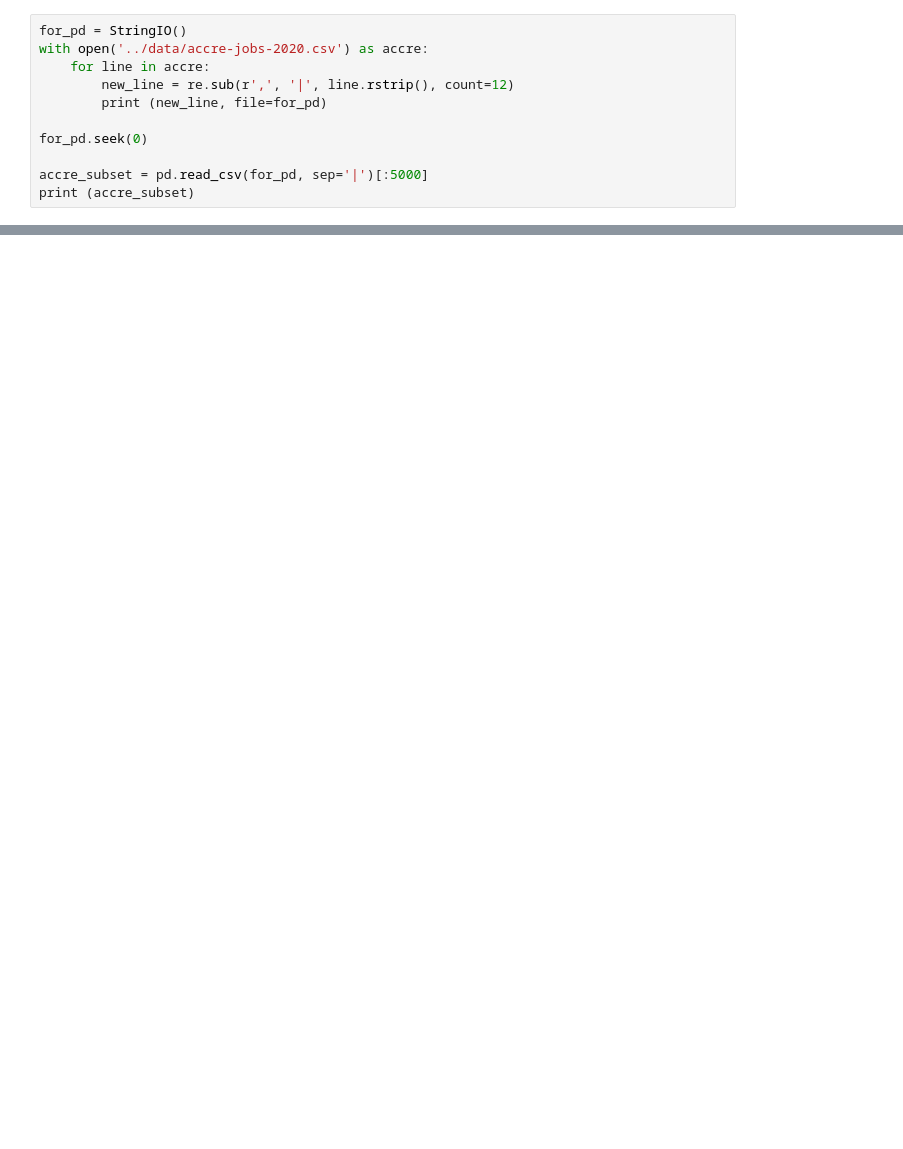
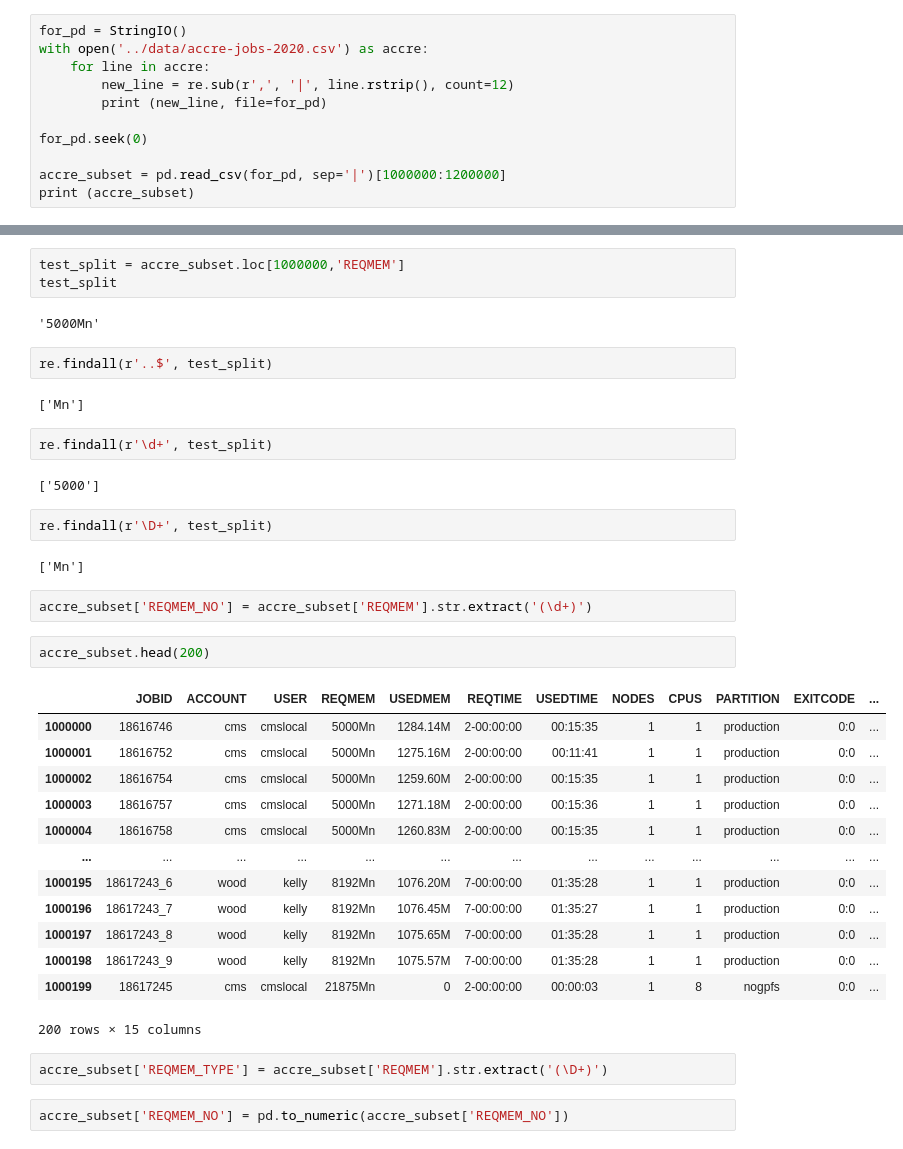
Before and after one commit to nss-data-science-cohort-4/dq2-accre-valkyries, a Jupyter notebook: notebooks/dq2-accre-vai2fc.ipynb, the cells around one changed output, grey strips where cells are left out. Cells and saved outputs as stored; diff of their text form; blank space fills up the shorter version.

```diff
--- a/notebooks/dq2-accre-vai2fc.ipynb
+++ b/notebooks/dq2-accre-vai2fc.ipynb
@@ -13,6 +14,6 @@ with open('../data/accre-jobs-2020.csv') as accre:
 
 for_pd.seek(0)
 
-accre_subset = pd.read_csv(for_pd, sep='|')[:5000]
+accre_subset = pd.read_csv(for_pd, sep='|')[1000000:1200000]
 print (accre_subset)
 # %% [output]
@@ -77 +105,40 @@ CANCELLED       3
 Name: STATE, dtype: int64
+# %%
+test_split = accre_subset.loc[1000000,'REQMEM']
+test_split
+# %% [output]
+'5000Mn'
+# %%
+re.findall(r'..$', test_split)
+# %% [output]
+['Mn']
+# %%
+re.findall(r'\d+', test_split)
+# %% [output]
+['5000']
+# %%
+re.findall(r'\D+', test_split)
+# %% [output]
+['Mn']
+# %%
+accre_subset['REQMEM_NO'] = accre_subset['REQMEM'].str.extract('(\d+)')
+# %%
+accre_subset.head(200)
+# %% [output]
+|  | JOBID | ACCOUNT | USER | REQMEM | USEDMEM | REQTIME | USEDTIME | NODES | CPUS | PARTITION | EXITCODE | ... |
+| 1000000 | 18616746 | cms | cmslocal | 5000Mn | 1284.14M | 2-00:00:00 | 00:15:35 | 1 | 1 | production | 0:0 | ... |
+| 1000001 | 18616752 | cms | cmslocal | 5000Mn | 1275.16M | 2-00:00:00 | 00:11:41 | 1 | 1 | production | 0:0 | ... |
+| 1000002 | 18616754 | cms | cmslocal | 5000Mn | 1259.60M | 2-00:00:00 | 00:15:35 | 1 | 1 | production | 0:0 | ... |
+| 1000003 | 18616757 | cms | cmslocal | 5000Mn | 1271.18M | 2-00:00:00 | 00:15:36 | 1 | 1 | production | 0:0 | ... |
+| 1000004 | 18616758 | cms | cmslocal | 5000Mn | 1260.83M | 2-00:00:00 | 00:15:35 | 1 | 1 | production | 0:0 | ... |
+| ... | ... | ... | ... | ... | ... | ... | ... | ... | ... | ... | ... | ... |
+| 1000195 | 18617243_6 | wood | kelly | 8192Mn | 1076.20M | 7-00:00:00 | 01:35:28 | 1 | 1 | production | 0:0 | ... |
+| 1000196 | 18617243_7 | wood | kelly | 8192Mn | 1076.45M | 7-00:00:00 | 01:35:27 | 1 | 1 | production | 0:0 | ... |
+| 1000197 | 18617243_8 | wood | kelly | 8192Mn | 1075.65M | 7-00:00:00 | 01:35:28 | 1 | 1 | production | 0:0 | ... |
+| 1000198 | 18617243_9 | wood | kelly | 8192Mn | 1075.57M | 7-00:00:00 | 01:35:28 | 1 | 1 | production | 0:0 | ... |
+| 1000199 | 18617245 | cms | cmslocal | 21875Mn | 0 | 2-00:00:00 | 00:00:03 | 1 | 8 | nogpfs | 0:0 | ... |
+200 rows × 15 columns
+# %%
+accre_subset['REQMEM_TYPE'] = accre_subset['REQMEM'].str.extract('(\D+)')
+# %%
+accre_subset['REQMEM_NO'] = pd.to_numeric(accre_subset['REQMEM_NO'])
```
Also changed, not shown: parts of 16 cells of this notebook.
